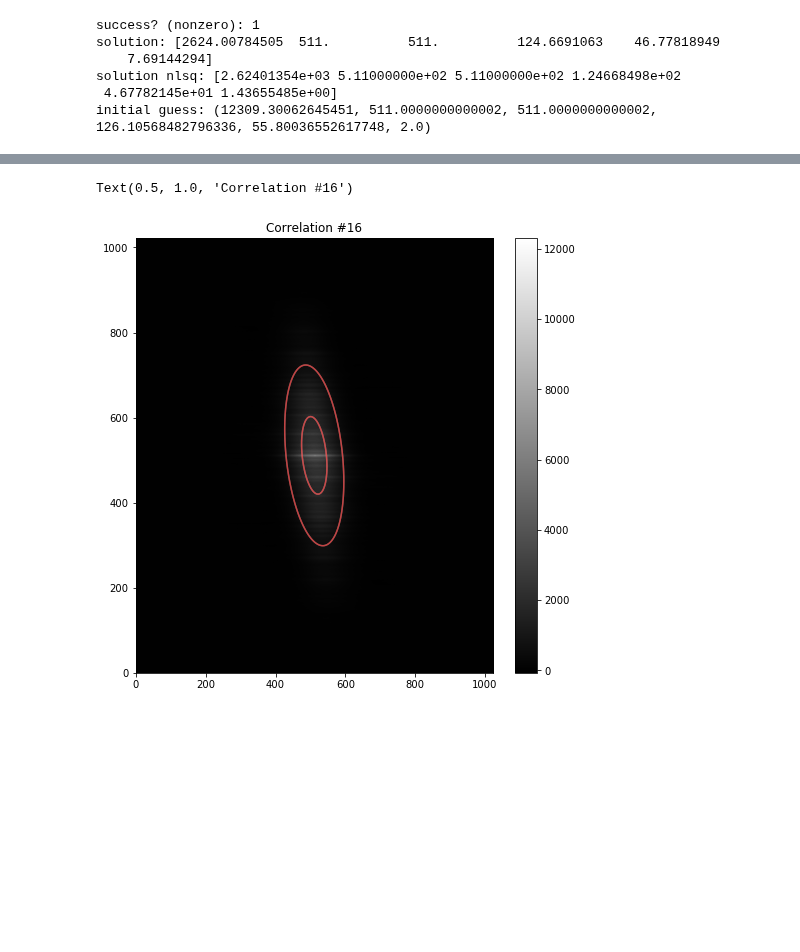
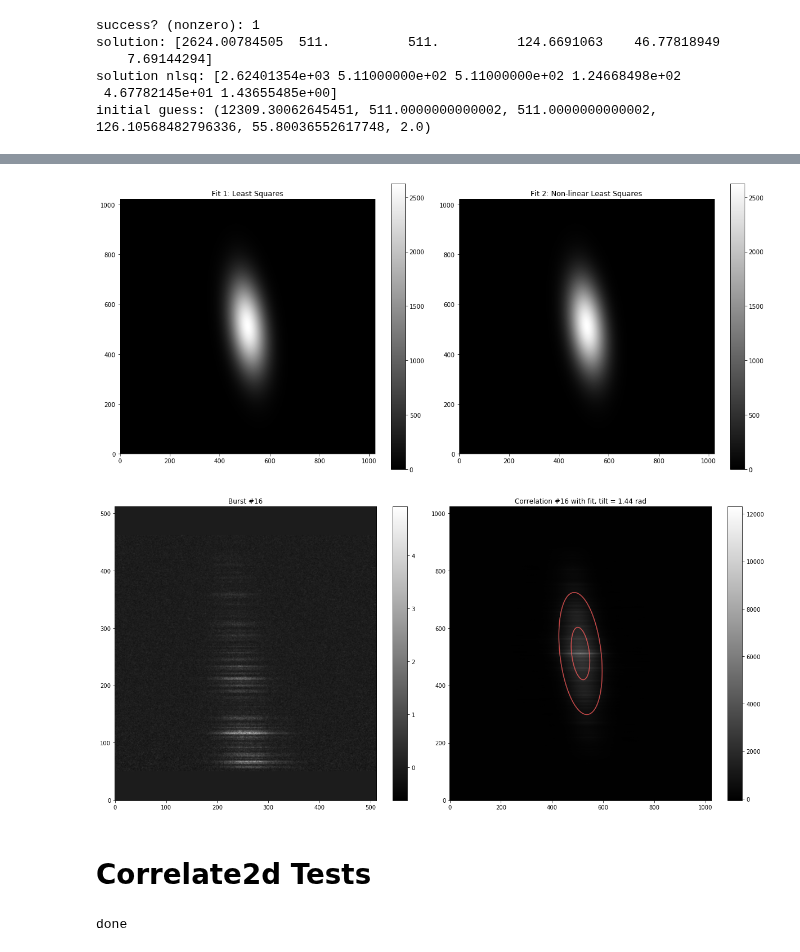
Before and after one commit to mef51/subdriftlaw, a Jupyter notebook: BurstDrift.ipynb, the cells around one changed output, grey strips where cells are left out. Saved outputs shown, nothing was run; the diff lists cells and outputs as text; code cells hidden in the pictures; blank space fills up the shorter version.

```diff
--- a/BurstDrift.ipynb
+++ b/BurstDrift.ipynb
@@ -212,12 +195,41 @@ plt.imshow(fitmap2, cmap=cmap, interpolation='bicubic',aspect='auto', origin="lo
+# %%
+plt.figure(figsize=(16,7))
+plt.subplot(121)
+plt.title('Fit 1: Least Squares')
+plt.imshow(fitmap, cmap=cmap, interpolation='bicubic',aspect='equal', origin="lower")
+plt.colorbar()
+plt.subplot(122)
+plt.title('Fit 2: Non-linear Least Squares')
+plt.imshow(fitmap2, cmap=cmap, interpolation='bicubic',aspect='equal', origin="lower")
+plt.colorbar()
+plt.tight_layout()
+# %% [output]
+[figure, added]
 # %%
 cmap = "gray"
-plt.figure(figsize=(8,8))
-# plt.imshow(intensity, cmap=cmap, interpolation='bicubic',aspect='auto', origin="lower")
+plt.figure(figsize=(17,8))
+plt.subplot(121)
+plt.title("Burst #{}".format(burst))
+plt.imshow(burstwindow, cmap=cmap, interpolation='bicubic',aspect='auto', origin="lower")
+plt.colorbar()
+
+plt.subplot(122)
+plt.title("Correlation #{} with fit, tilt = {:.2f} rad".format(burst, popt[-1]))
 plt.imshow(corr, cmap=cmap, interpolation='bicubic',aspect='auto', origin="lower")
 plt.colorbar()
 plt.contour(*np.meshgrid(range(0, 1023), range(0, 1023)), fitmap, [600, 2000], colors='w', alpha=0.5)
 plt.contour(*np.meshgrid(range(0, 1023), range(0, 1023)), fitmap2, [600, 2000], colors='r', alpha=0.5)
-plt.title("Correlation #{}".format(burst))
+
+plt.tight_layout()
 # %% [output]
-Text(0.5, 1.0, 'Correlation #16')
-[figure, old version]
+[figure, new version]
+# %% [markdown]
+# Correlate2d Tests
+# %%
+dirac = np.zeros((frequencymax, frequencymax))
+dirac[256][256] = 1
+
+diraccorr = signal.correlate2d(dirac, dirac, mode='full')
+print('done')
+# %% [output]
+done
```
Also changed, not shown: parts of 11 cells of this notebook, 2 other files.
